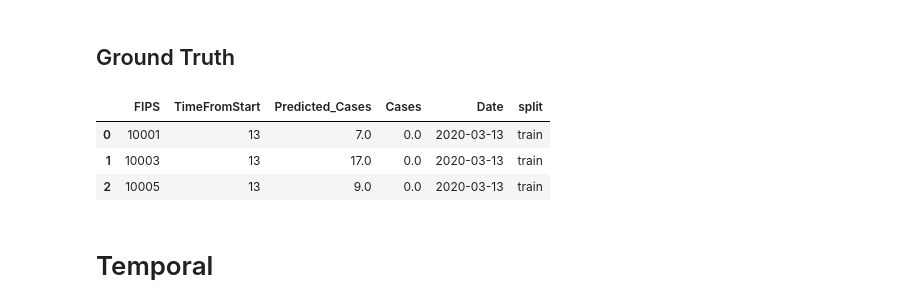
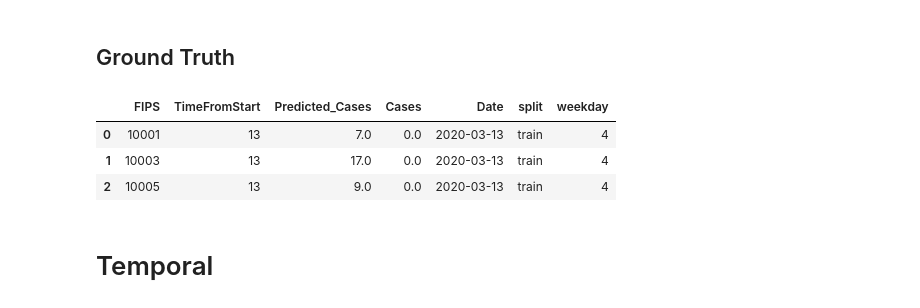
Before and after one commit to Data-ScienceHub/gpce-covid, a Jupyter notebook: TFT-pytorch/notebook/Plot attention.ipynb, the cells around one changed output. Saved outputs shown, nothing was run; the diff lists cells and outputs as text; code cells hidden in the pictures.

```diff
--- a/TFT-pytorch/notebook/Plot attention.ipynb
+++ b/TFT-pytorch/notebook/Plot attention.ipynb
@@ -17,7 +17,7 @@ from Class.PlotConfig import *
 # %% [markdown]
 ## Attention
 # %%
-root = '../scratch/TFT_baseline/figures/'
+root = '../results/TFT_baseline/figures/'
 attention = pd.read_csv(join(root, 'attention.csv'))
 attention['Date'] = pd.to_datetime(attention['Date'])
 attention.head(3)
@@ -38,20 +38,21 @@ attention.rename(
 # %%
 predictions = pd.read_csv(join(root, 'predictions.csv'))
 predictions['Date'] = pd.to_datetime(predictions['Date'])
+predictions['weekday'] = predictions.Date.dt.dayofweek
 
 # analyzing against train attention weights
 predictions = predictions[predictions['split']=='train']
 
 predictions_summed_by_county = predictions.groupby(
     ['FIPS'])[['Cases']].aggregate('sum').reset_index()
 
 predictions_summed_by_date = predictions.groupby(
-    ['Date'])[['Cases']].aggregate('sum').reset_index()
+    ['Date', 'weekday'])[['Cases']].aggregate('sum').reset_index()
 
 predictions.head(3)
 # %% [output]
-|  | FIPS | TimeFromStart | Predicted_Cases | Cases | Date | split |
-| 0 | 10001 | 13 | 7.0 | 0.0 | 2020-03-13 | train |
-| 1 | 10003 | 13 | 17.0 | 0.0 | 2020-03-13 | train |
-| 2 | 10005 | 13 | 9.0 | 0.0 | 2020-03-13 | train |
+|  | FIPS | TimeFromStart | Predicted_Cases | Cases | Date | split | weekday |
+| 0 | 10001 | 13 | 7.0 | 0.0 | 2020-03-13 | train | 4 |
+| 1 | 10003 | 13 | 17.0 | 0.0 | 2020-03-13 | train | 4 |
+| 2 | 10005 | 13 | 9.0 | 0.0 | 2020-03-13 | train | 4 |
 # %%
```
Also changed, not shown: parts of 12 cells of this notebook, 51 other files.
